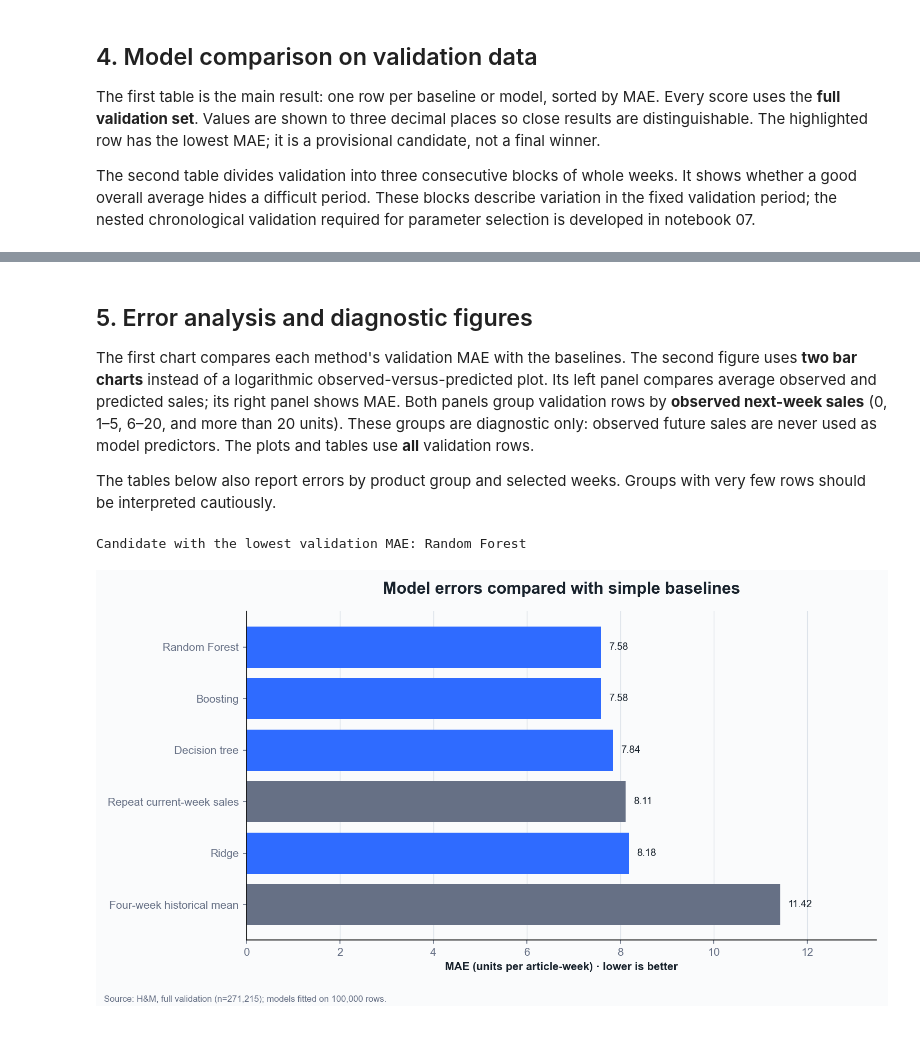
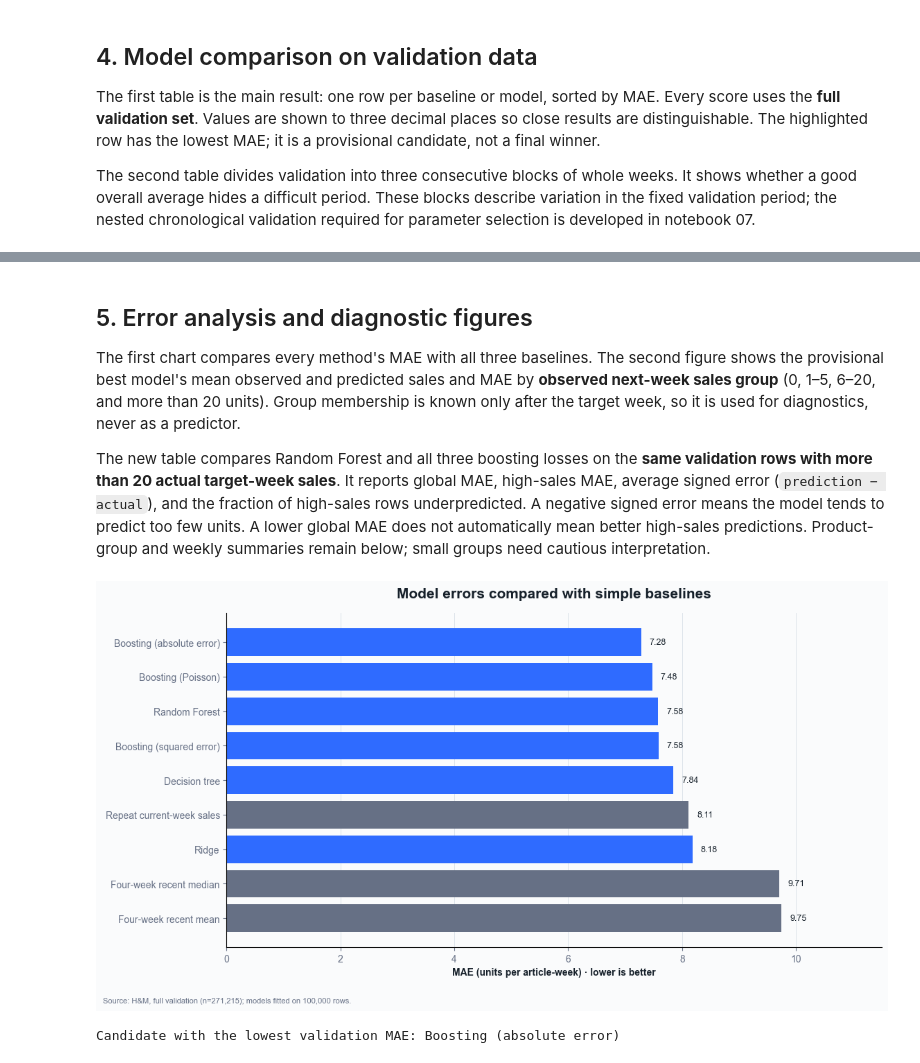
Before and after one commit to ML-ENI/fashion-demand-ml, a Jupyter notebook: notebooks/05_regression.ipynb, the cells around one changed output, grey strips where cells are left out. Saved outputs shown, nothing was run; the diff lists cells and outputs as text; code cells hidden in the pictures; blank space fills up the shorter version.

```diff
--- a/notebooks/05_regression.ipynb
+++ b/notebooks/05_regression.ipynb
@@ -246,44 +286,46 @@ Scores by consecutive validation window
 # %% [markdown]
 ## 5. Error analysis and diagnostic figures
 
-The first chart compares each method's validation MAE with the baselines. The second figure uses **two bar charts** instead of a logarithmic observed-versus-predicted plot. Its left panel compares average observed and predicted sales; its right panel shows MAE. Both panels group validation rows by **observed next-week sales** (0, 1–5, 6–20, and more than 20 units). These groups are diagnostic only: observed future sales are never used as model predictors. The plots and tables use **all** validation rows.
+The first chart compares every method's MAE with all three baselines. The second figure shows the provisional best model's mean observed and predicted sales and MAE by **observed next-week sales group** (0, 1–5, 6–20, and more than 20 units). Group membership is known only after the target week, so it is used for diagnostics, never as a predictor.
 
-The tables below also report errors by product group and selected weeks. Groups with very few rows should be interpreted cautiously.
+The new table compares Random Forest and all three boosting losses on the **same validation rows with more than 20 actual target-week sales**. It reports global MAE, high-sales MAE, average signed error (`prediction − actual`), and the fraction of high-sales rows underpredicted. A negative signed error means the model tends to predict too few units. A lower global MAE does not automatically mean better high-sales predictions. Product-group and weekly summaries remain below; small groups need cautious interpretation.
 # %%
 from matplotlib import font_manager
 
 available = {font.name for font in font_manager.fontManager.ttflist}
 font = next((name for name in ["Arial", "Liberation Sans", "DejaVu Sans"] if name in available), "DejaVu Sans")
 plt.rcParams.update({"font.family": font, "figure.facecolor": "#FAFBFC",
                      "axes.facecolor": "#FAFBFC", "text.color": "#17212B",
                      "axes.labelcolor": "#17212B", "xtick.color": "#667085", "ytick.color": "#667085"})
 
 complete = results.loc[results["window"].eq("full")].sort_values("MAE")
 names = complete["model_name"].tolist()
 errors = complete["MAE"].to_numpy()
-fig, ax = plt.subplots(figsize=(10, 5.5))
-colors = ["#667085" if name in ["Repeat current-week sales", "Four-week historical mean"]
+fig, ax = plt.subplots(figsize=(11.5, 6.2))
+colors = ["#667085" if name in ["Repeat current-week sales", "Four-week recent mean",
+                                     "Four-week recent median"]
           else "#2F6BFF" for name in names]
 ax.barh(names[::-1], errors[::-1], color=colors[::-1])
 ax.set_xlim(0, max(errors) * 1.18)
 ax.set_xlabel("MAE (units per article-week) · lower is better", fontsize=10, fontweight="bold")
 ax.set_title("Model errors compared with simple baselines", fontsize=15, fontweight="bold", pad=16)
 ax.grid(axis="x", color="#DDE3EA", linewidth=0.7)
 ax.set_axisbelow(True)
 for spine in ["top", "right"]: ax.spines[spine].set_visible(False)
 for y, value in enumerate(errors[::-1]):
     ax.text(value + max(errors) * 0.015, y, f"{value:.2f}", va="center", fontsize=9)
 fig.text(0.01, 0.01, f"Source: H&M, full validation (n={len(validation):,}); models fitted on {len(train_sample):,} rows.",
          fontsize=8, color="#667085")
 fig.tight_layout(rect=(0, 0.045, 1, 1))
 plt.show()
 
-model_only = complete.loc[~complete["model_name"].isin(["Repeat current-week sales", "Four-week historical mean"])]
+model_only = complete.loc[~complete["model_name"].isin(["Repeat current-week sales", "Four-week recent mean",
+                                     "Four-week recent median"])]
 chosen = model_only.iloc[0]["model_name"]
 print("Candidate with the lowest validation MAE:", chosen)
 # %% [output]
+[figure, new version]
-Candidate with the lowest validation MAE: Random Forest
+Candidate with the lowest validation MAE: Boosting (absolute error)
-[figure, old version]
 # %%
 diagnostics = validation[["target_week", "product_group_name", "target_next_week_sales"]].copy()
 diagnostics["prediction"] = predictions[chosen]
```
Also changed, not shown: parts of 13 cells of this notebook, 9 other files.
